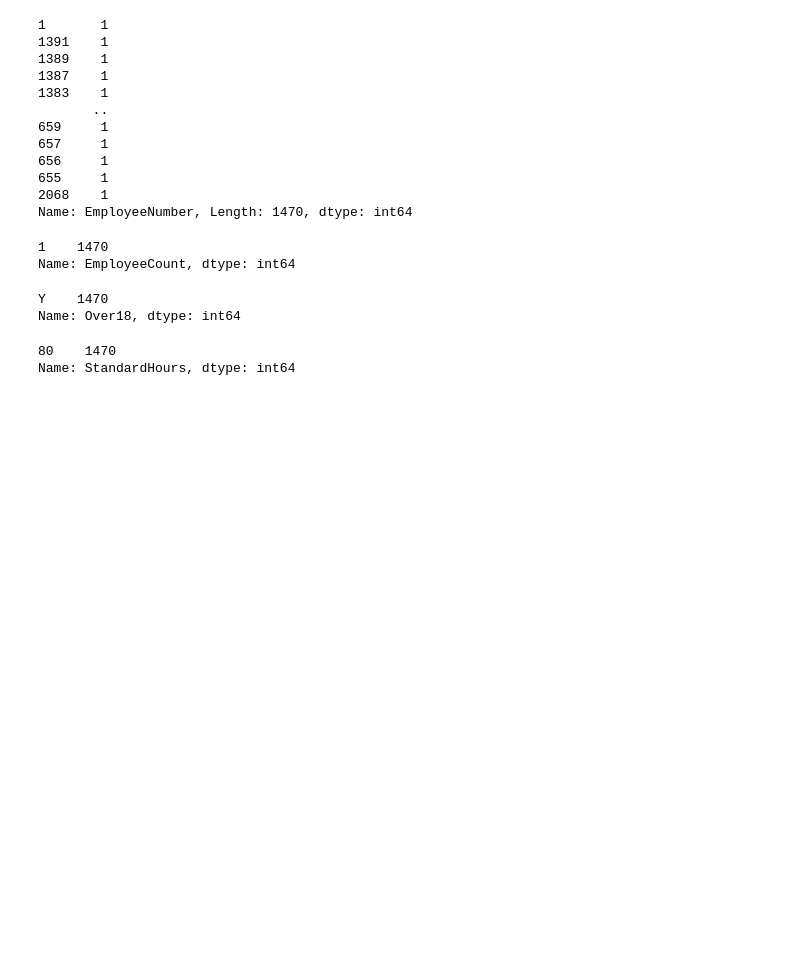
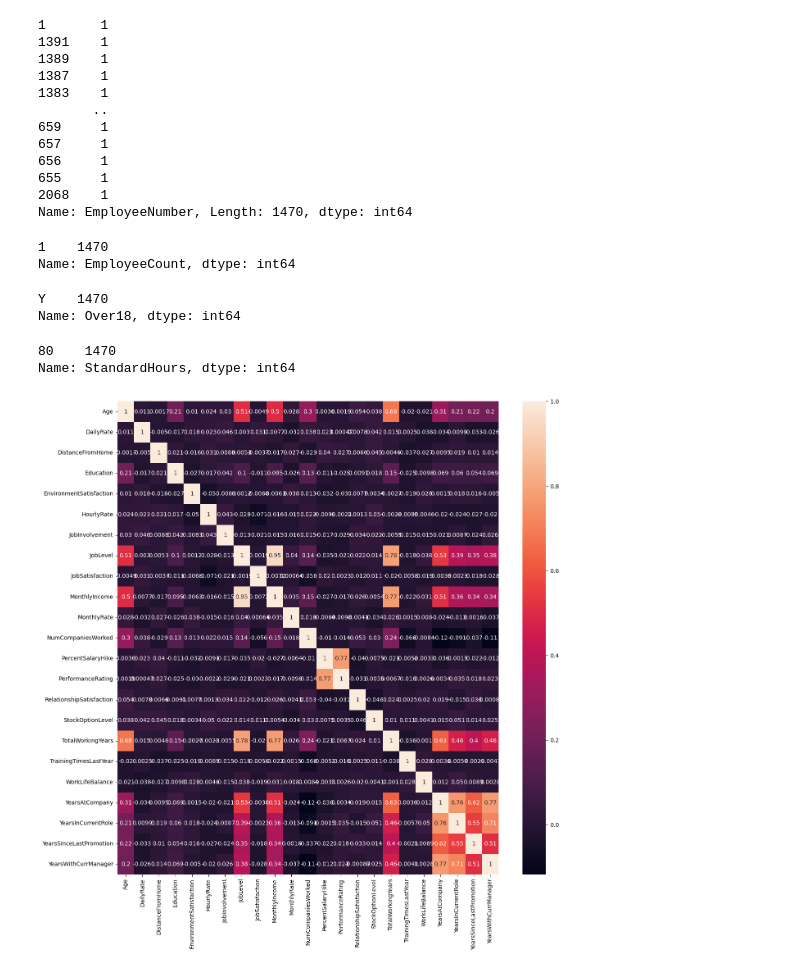
Before and after one commit to mstf53/Final_bootcamp_project, a Jupyter notebook: notebooks/Cleaning.ipynb, the cells around one changed output. Saved outputs shown, nothing was run; the diff lists cells and outputs as text; code cells hidden in the pictures; blank space fills up the shorter version.

```diff
--- a/notebooks/Cleaning.ipynb
+++ b/notebooks/Cleaning.ipynb
@@ -110,3 +113,11 @@ Name: StandardHours, dtype: int64
 # %%
 # let's drop the redundant columns before EDA
 df = df.drop(['EmployeeCount', 'EmployeeNumber', 'Over18', 'StandardHours'], axis=1)
+# %%
+corr_matrix=df.select_dtypes(np.number).corr()
+fig, ax = plt.subplots(figsize=(15, 15))
+ax = sns.heatmap(corr_matrix, annot=True)
+plt.savefig("../images/output_corr.png",dpi=300,bbox_inches="tight")
+plt.show()
+# %% [output]
+[figure, added]
```
Also changed, not shown: parts of 2 cells of this notebook, 6 other files.
